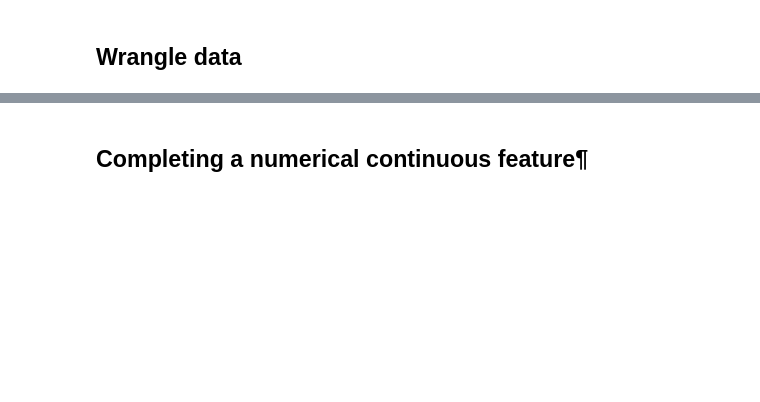
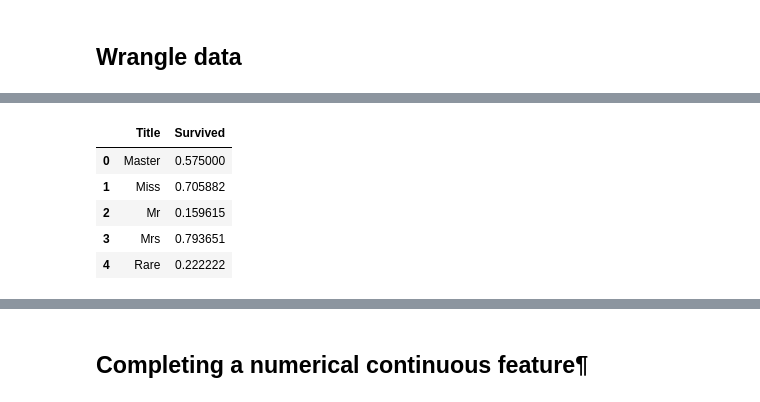
Before and after one commit to sogolhaghani/Titanic-Machine-Learning-from-Disaster, a Jupyter notebook: src/1.ipynb, the cells around one changed output, grey strips where cells are left out. Saved outputs shown, nothing was run; the diff lists cells and outputs as text; code cells hidden in the pictures; blank space fills up the shorter version.

```diff
--- a/src/1.ipynb
+++ b/src/1.ipynb
@@ -46,11 +81,18 @@ pd.crosstab(train_df['Title'], train_df['Sex'])
 # %%
 for dataset in combine:
-    dataset['Title'] = dataset['Title'].replace(['Mlle', 'Lady', 'Ms'], 'Miss')
+    dataset['Title'] = dataset['Title'].replace(['Mlle', 'Lady', 'Ms', 'Countess'], 'Miss')
     dataset['Title'] = dataset['Title'].replace('Mme', 'Mrs')
-    dataset['Title'] = dataset['Title'].replace('Sir', 'Mr')
+    dataset['Title'] = dataset['Title'].replace(['Sir', 'Major'], 'Mr')
     dataset['Title'] = dataset['Title'].replace('^(?!.*(Miss|Mrs|Mr|Master)).*$', 'Rare',regex=True)
 
 train_df[['Title', 'Survived']].groupby(['Title'], as_index=False).mean()
+# %% [output]
+|  | Title | Survived |
+| 0 | Master | 0.575000 |
+| 1 | Miss | 0.705882 |
+| 2 | Mr | 0.159615 |
+| 3 | Mrs | 0.793651 |
+| 4 | Rare | 0.222222 |
 # %%
 title_mapping = {"Mr": 1, "Miss": 2, "Mrs": 3, "Master": 4, "Rare": 5}
 for dataset in combine:
```
Also changed, not shown: parts of 36 cells of this notebook, 1 other file.
